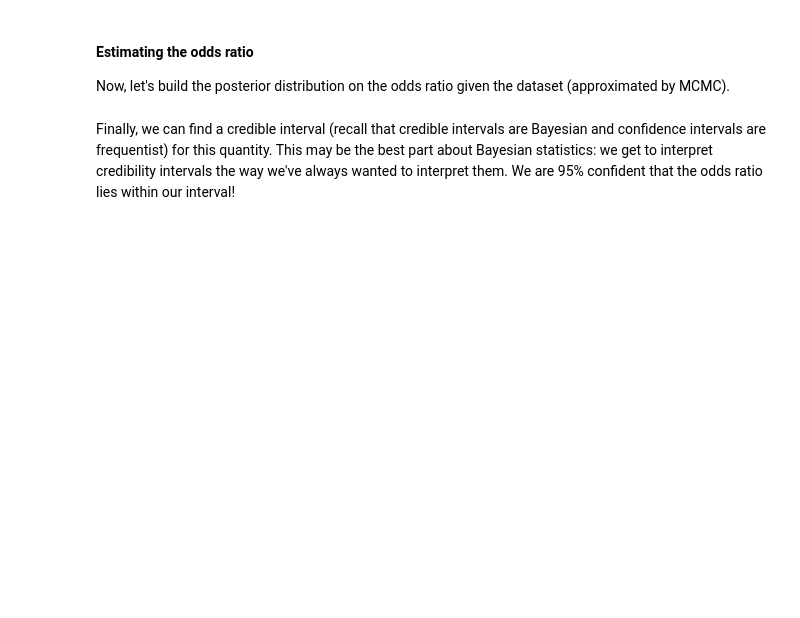
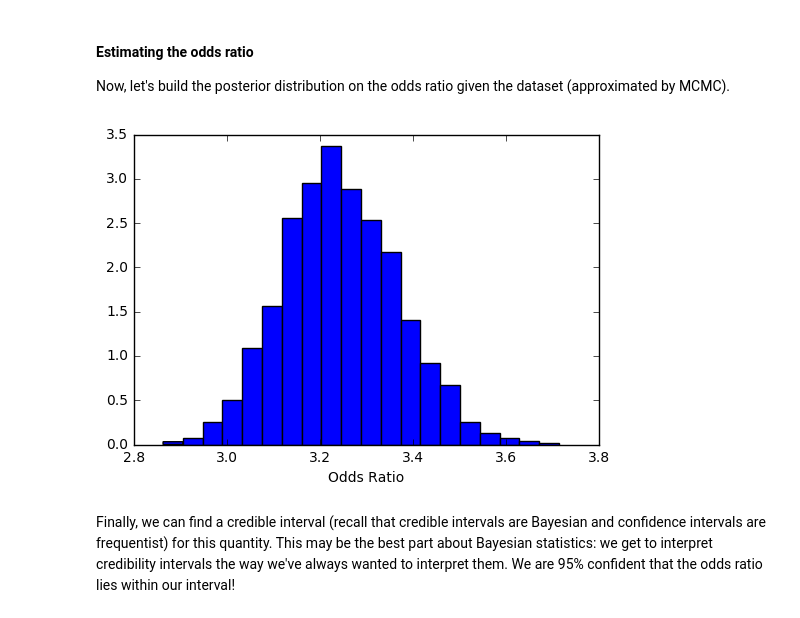
Before and after one commit to PhilippeW83440/Coursera-AML3-Bayesian-Methods, a Jupyter notebook: W4/Week4. Practical Assignment. MCMC.ipynb, the cells around one changed output. Drawn from its saved outputs; the diff is of its cells as text; code cells hidden in the pictures; blank space fills up the shorter version.

```diff
--- a/W4/Week4. Practical Assignment. MCMC.ipynb
+++ b/W4/Week4. Practical Assignment. MCMC.ipynb
@@ -401,5 +403,6 @@ with pm.Model() as logistic_model:
     # Training can take a while, so relax and wait :)
 
     #### YOUR CODE HERE ####
-
+    pm.glm.GLM.from_formula('income_more_50K ~ sex + age + age2 + educ + hours', data, family=pm.glm.families.Binomial())
+    trace = pm.sample(4000, chains=1, start=pm.find_MAP())
     ### END OF YOUR CODE ###
@@ -411,12 +422,14 @@ Now, let's build the posterior distribution on the odds ratio given the dataset
 # %%
 # We don't need to use a large burn-in here, since we initialize sampling
 # from a good point (from our approximation of the most probable
 # point (MAP) to be more precise).
-burnin = 100
+burnin = 1000
 b = trace['sex[T. Male]'][burnin:]
 plt.hist(np.exp(b), bins=20, normed=True)
 plt.xlabel("Odds Ratio")
 plt.show()
+# %% [output]
+[figure, added]
 # %% [markdown]
 
 Finally, we can find a credible interval  (recall that credible intervals are Bayesian and confidence intervals are frequentist) for this quantity. This may be the best part about Bayesian statistics: we get to interpret credibility intervals the way we've always wanted to interpret them. We are 95% confident that the odds ratio lies within our interval!
```
Also changed, not shown: parts of 25 cells of this notebook.
